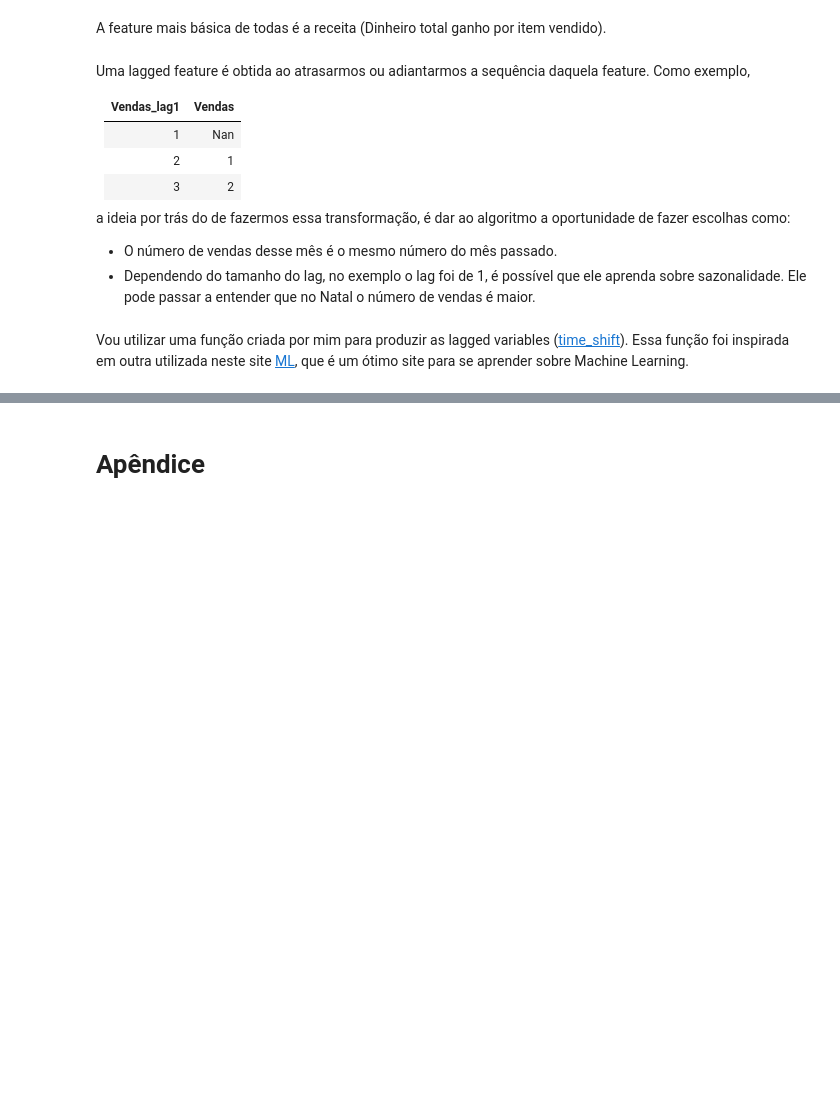
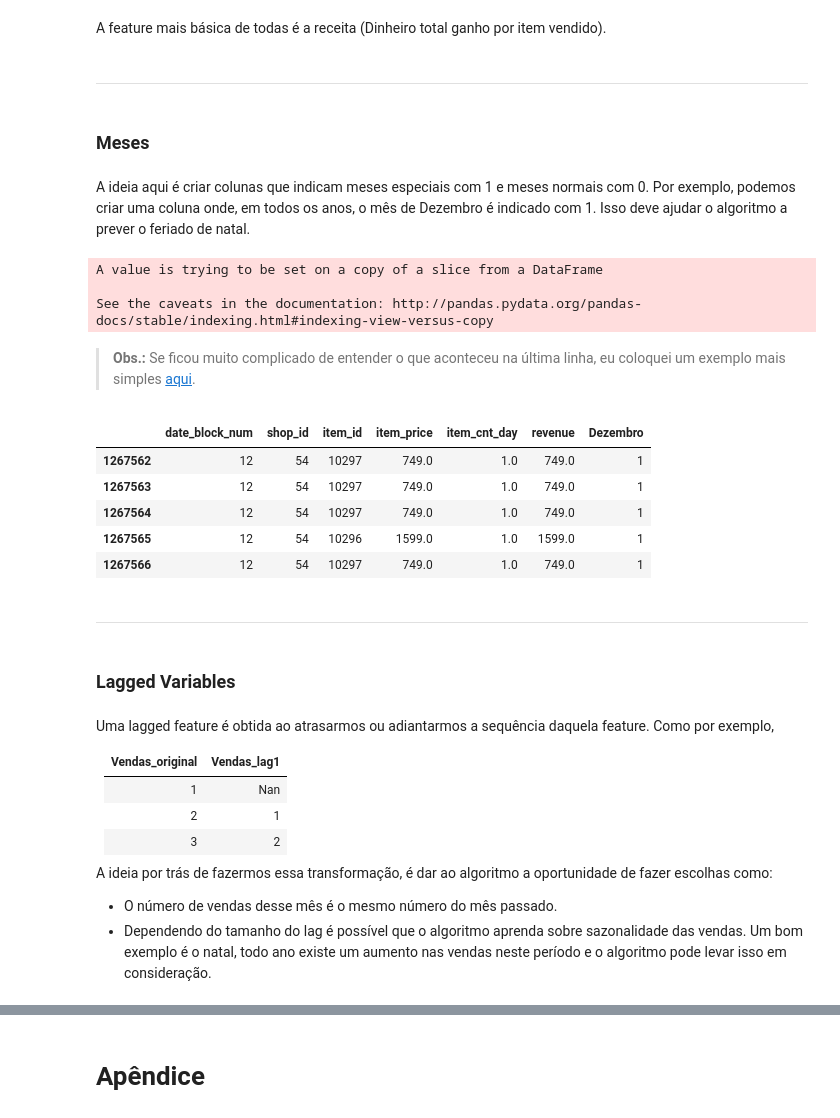
Before and after one commit to RGivisiez/Adv_ML, a Jupyter notebook: 2. Criando as features.ipynb, the cells around one changed output, grey strips where cells are left out. Saved outputs shown, nothing was run; the diff lists cells and outputs as text; code cells hidden in the pictures; blank space fills up the shorter version.

Commit message:
Linha base para a publicação dos kerneis.

```diff
--- a/2. Criando as features.ipynb
+++ b/2. Criando as features.ipynb
@@ -138,17 +141,47 @@ Criar features é uma das coisas mais importantes a se fazer. Uma boa feature aj
 A feature mais básica de todas é a receita (Dinheiro total ganho por item vendido).
 # %%
 train['revenue'] = train['item_price'] * train['item_cnt_day']
+# %% [markdown]
+--------------------------------
+# %% [markdown]
+### Meses
+# %% [markdown]
+A ideia aqui é criar colunas que indicam meses especiais com 1 e meses normais com 0. Por exemplo, podemos criar uma coluna onde, em todos os anos, o mês de Dezembro é indicado com 1. Isso deve ajudar o algoritmo a prever o feriado de natal.
+# %%
+# Criando uma coluna com zeros.
+train['Dezembro'] = 0
+
+# Nos lugares onde o date_block_num for divisível por 12 colocamos o valor 1.
+train['Dezembro'][train.date_block_num % 12 == 0]  = 1
+# %% [output]
+A value is trying to be set on a copy of a slice from a DataFrame
+
+See the caveats in the documentation: http://pandas.pydata.org/pandas-docs/stable/indexing.html#indexing-view-versus-copy
+# %% [markdown]
+> <a name="back3"></a> **Obs.:** Se ficou muito complicado de entender o que aconteceu na última linha, eu coloquei um exemplo mais simples [aqui](#mask).
+# %%
+# Checando se os valores foram substituidos corretamente.
+train[train.date_block_num == 12].head()
+# %% [output]
+|  | date_block_num | shop_id | item_id | item_price | item_cnt_day | revenue | Dezembro |
+| 1267562 | 12 | 54 | 10297 | 749.0 | 1.0 | 749.0 | 1 |
+| 1267563 | 12 | 54 | 10297 | 749.0 | 1.0 | 749.0 | 1 |
+| 1267564 | 12 | 54 | 10297 | 749.0 | 1.0 | 749.0 | 1 |
+| 1267565 | 12 | 54 | 10296 | 1599.0 | 1.0 | 1599.0 | 1 |
+| 1267566 | 12 | 54 | 10297 | 749.0 | 1.0 | 749.0 | 1 |
+# %% [markdown]
+---------------------------
+# %% [markdown]
+### Lagged Variables
 # %% [markdown]
-Uma lagged feature é obtida ao atrasarmos ou adiantarmos a sequência daquela feature. Como exemplo,
+Uma lagged feature é obtida ao atrasarmos ou adiantarmos a sequência daquela feature. Como por exemplo,
 
-| Vendas_lag1   | Vendas   |
+| Vendas_original  | Vendas_lag1    |
 |----------|:------------- |
 | 1 |  Nan |
 | 2 |    1   |
 | 3 | 2 |
 
-a ideia por trás do de fazermos essa transformação, é dar ao algoritmo a oportunidade de fazer escolhas como:
+A ideia por trás de fazermos essa transformação, é dar ao algoritmo a oportunidade de fazer escolhas como:
 - O número de vendas desse mês é o mesmo número do mês passado.
-- Dependendo do tamanho do lag, no exemplo o lag foi de 1, é possível que ele aprenda sobre sazonalidade. Ele pode passar a entender que no Natal o número de vendas é maior.
+- Dependendo do tamanho do lag é possível que o algoritmo aprenda sobre sazonalidade das vendas. Um bom exemplo é o natal, todo ano existe um aumento nas vendas neste período e o algoritmo pode levar isso em consideração.
-# %% [markdown]
-<a name="back2"></a> Vou utilizar uma função criada por mim para produzir as lagged variables ([time_shift](#lagged)). Essa função foi inspirada em outra utilizada neste site [ML](), que é um ótimo site para se aprender sobre Machine Learning.
```
Also changed, not shown: parts of 29 cells of this notebook, 1 other file.
